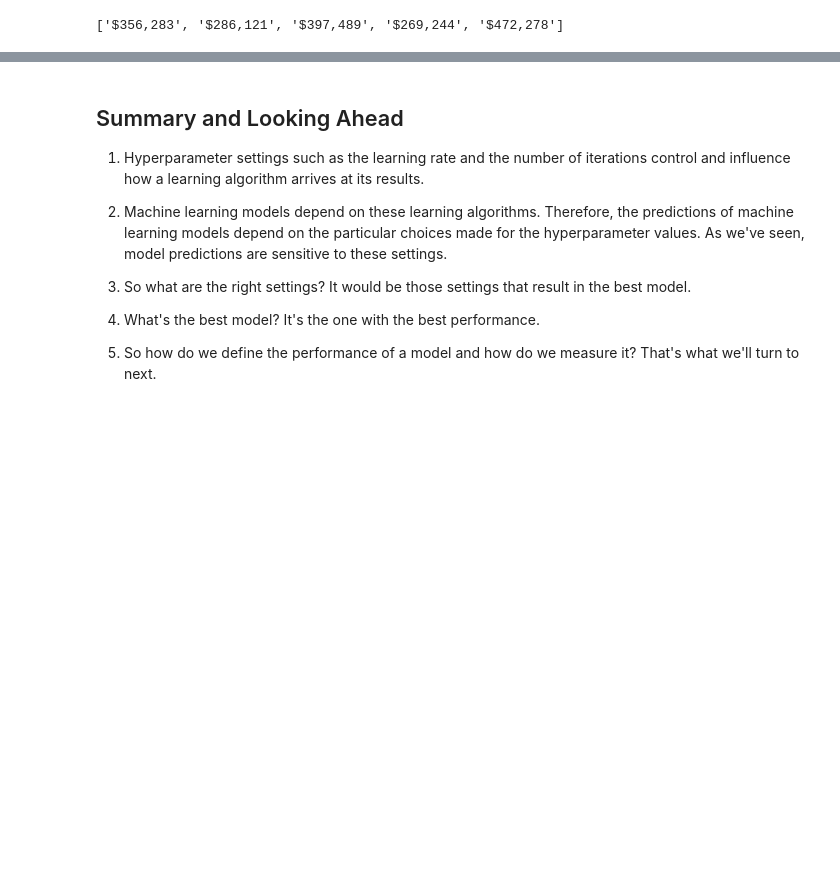
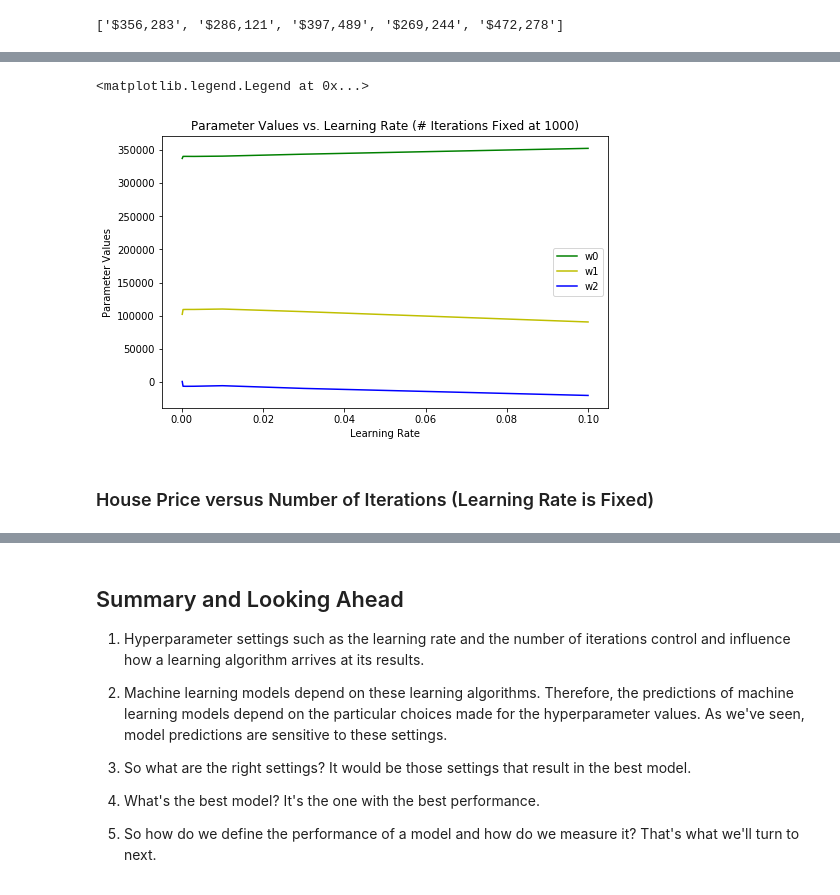
Before and after one commit to baiaooo/MLCourse, a Jupyter notebook: Notebooks/Regression-with-Scikit-Learn.ipynb, the cells around one changed output, grey strips where cells are left out. Saved outputs shown, nothing was run; the diff lists cells and outputs as text; code cells hidden in the pictures; blank space fills up the shorter version.

```diff
--- a/Notebooks/Regression-with-Scikit-Learn.ipynb
+++ b/Notebooks/Regression-with-Scikit-Learn.ipynb
@@ -288,0 +330,15 @@ lin_reg_m.score(X,y)
+# %%
+# How the w0, w1, and w2 values change as the learning rate increases
+fig, ax = plt.subplots(figsize=(8,5))
+ax.plot(eta0_values, w0_values, 'g', label="w0")
+ax.plot(eta0_values, w1_values, 'y', label="w1")
+ax.plot(eta0_values, w2_values, 'b', label="w2")
+ax.set_xlabel('Learning Rate')
+ax.set_ylabel('Parameter Values')
+ax.set_title('Parameter Values vs. Learning Rate (# Iterations Fixed at 1000)')
+ax.legend()
+# %% [output]
+<matplotlib.legend.Legend at 0x...>
+[figure, added]
+# %% [markdown]
+### House Price versus Number of Iterations (Learning Rate is Fixed)
```
Also changed, not shown: parts of 23 cells of this notebook, 1 other file.
